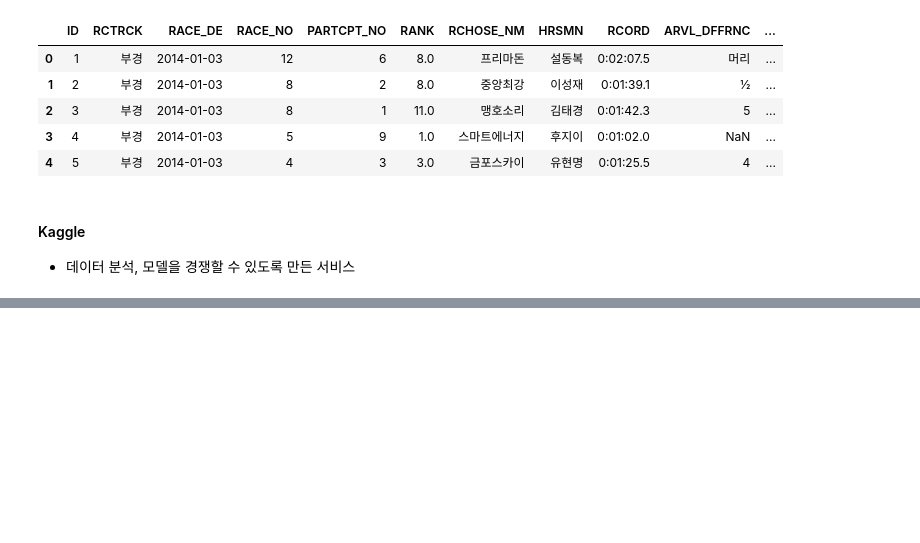
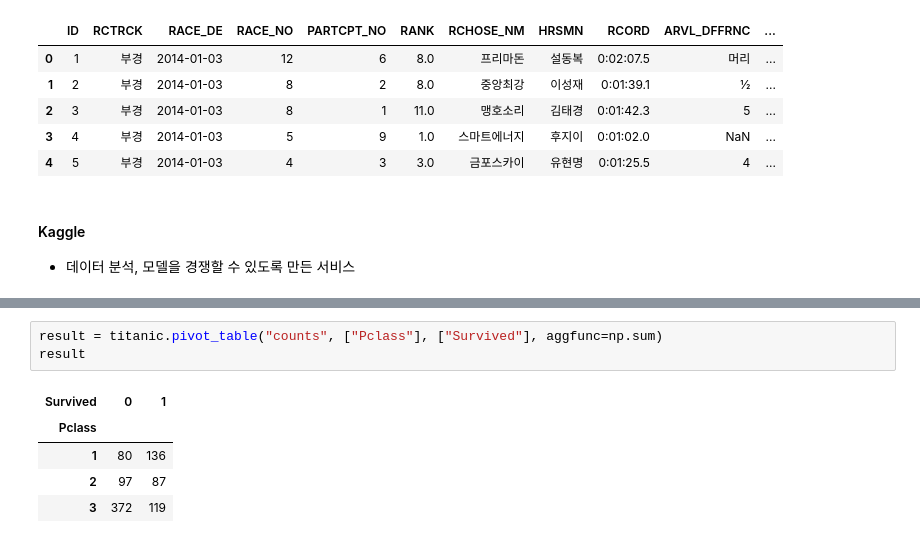
Before and after one commit to saanghyuk/0B-python, a Jupyter notebook: code/02_numpy_pandas/05_pandas_3.ipynb, the cells around one changed output, grey strips where cells are left out. Drawn from its saved outputs; the diff is of its cells as text; blank space fills up the shorter version.

```diff
--- a/code/02_numpy_pandas/05_pandas_3.ipynb
+++ b/code/02_numpy_pandas/05_pandas_3.ipynb
@@ -51,0 +95,9 @@ df.head()
+# %%
+result = titanic.pivot_table("counts", ["Pclass"], ["Survived"], aggfunc=np.sum)
+result
+# %% [output]
+| Survived | 0 | 1 |
+| Pclass |  |  |
+| 1 | 80 | 136 |
+| 2 | 97 | 87 |
+| 3 | 372 | 119 |
```
Also changed, not shown: parts of 10 cells of this notebook, 1 other file.
